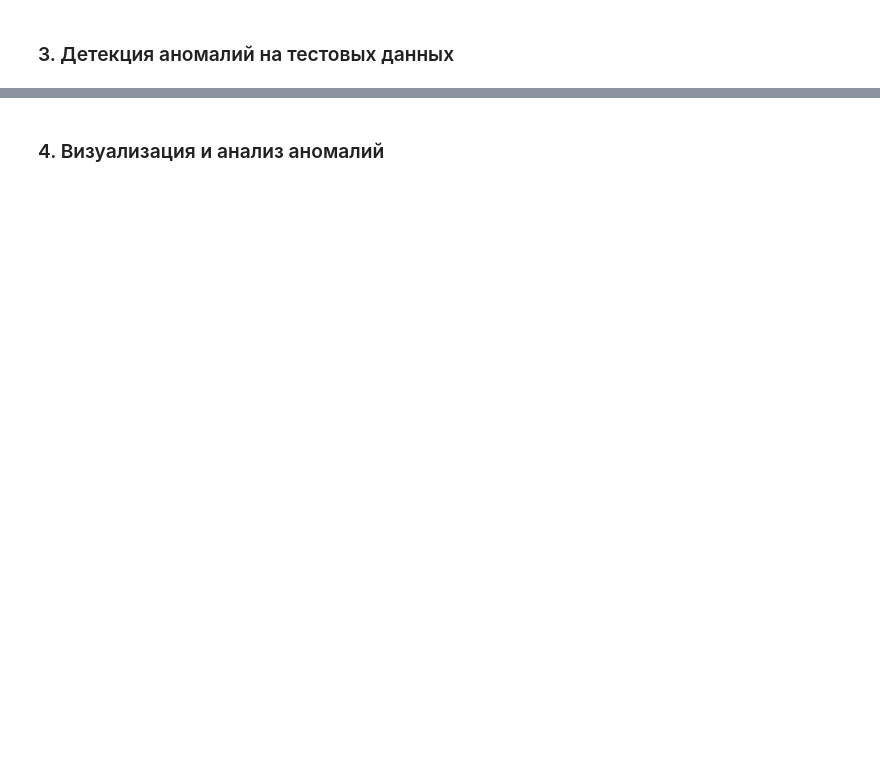
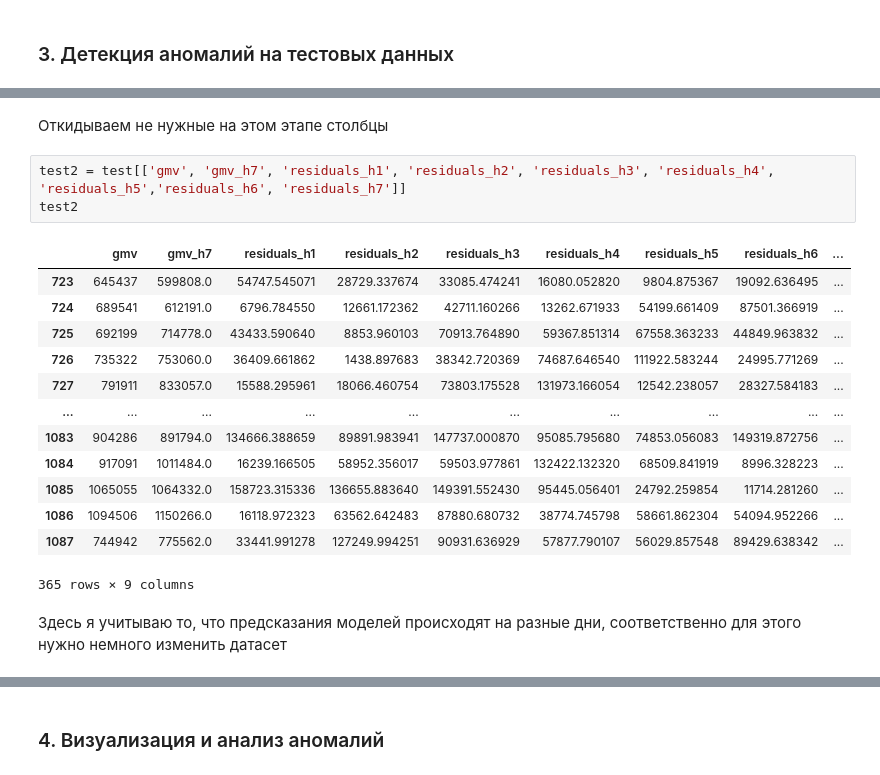
Before and after one commit to RabochiyYan/Ozon_test, a Jupyter notebook: Task_1.2/Task_1.2.ipynb, the cells around one changed output, grey strips where cells are left out. Saved outputs shown, nothing was run; the diff lists cells and outputs as text; blank space fills up the shorter version.

```diff
--- a/Task_1.2/Task_1.2.ipynb
+++ b/Task_1.2/Task_1.2.ipynb
@@ -155,0 +196,21 @@ for h in range(1, 8):
+# %% [markdown]
+Откидываем не нужные на этом этапе столбцы
+# %%
+test2 = test[['gmv', 'gmv_h7', 'residuals_h1', 'residuals_h2', 'residuals_h3', 'residuals_h4', 'residuals_h5','residuals_h6', 'residuals_h7']]
+test2
+# %% [output]
+|  | gmv | gmv_h7 | residuals_h1 | residuals_h2 | residuals_h3 | residuals_h4 | residuals_h5 | residuals_h6 | ... |
+| 723 | 645437 | 599808.0 | 54747.545071 | 28729.337674 | 33085.474241 | 16080.052820 | 9804.875367 | 19092.636495 | ... |
+| 724 | 689541 | 612191.0 | 6796.784550 | 12661.172362 | 42711.160266 | 13262.671933 | 54199.661409 | 87501.366919 | ... |
+| 725 | 692199 | 714778.0 | 43433.590640 | 8853.960103 | 70913.764890 | 59367.851314 | 67558.363233 | 44849.963832 | ... |
+| 726 | 735322 | 753060.0 | 36409.661862 | 1438.897683 | 38342.720369 | 74687.646540 | 111922.583244 | 24995.771269 | ... |
+| 727 | 791911 | 833057.0 | 15588.295961 | 18066.460754 | 73803.175528 | 131973.166054 | 12542.238057 | 28327.584183 | ... |
+| ... | ... | ... | ... | ... | ... | ... | ... | ... | ... |
+| 1083 | 904286 | 891794.0 | 134666.388659 | 89891.983941 | 147737.000870 | 95085.795680 | 74853.056083 | 149319.872756 | ... |
+| 1084 | 917091 | 1011484.0 | 16239.166505 | 58952.356017 | 59503.977861 | 132422.132320 | 68509.841919 | 8996.328223 | ... |
+| 1085 | 1065055 | 1064332.0 | 158723.315336 | 136655.883640 | 149391.552430 | 95445.056401 | 24792.259854 | 11714.281260 | ... |
+| 1086 | 1094506 | 1150266.0 | 16118.972323 | 63562.642483 | 87880.680732 | 38774.745798 | 58661.862304 | 54094.952266 | ... |
+| 1087 | 744942 | 775562.0 | 33441.991278 | 127249.994251 | 90931.636929 | 57877.790107 | 56029.857548 | 89429.638342 | ... |
+365 rows × 9 columns
+# %% [markdown]
+Здесь я учитываю то, что предсказания моделей происходят на разные дни, соответственно для этого нужно немного изменить датасет
```
Also changed, not shown: parts of 15 cells of this notebook, 1 other file.
